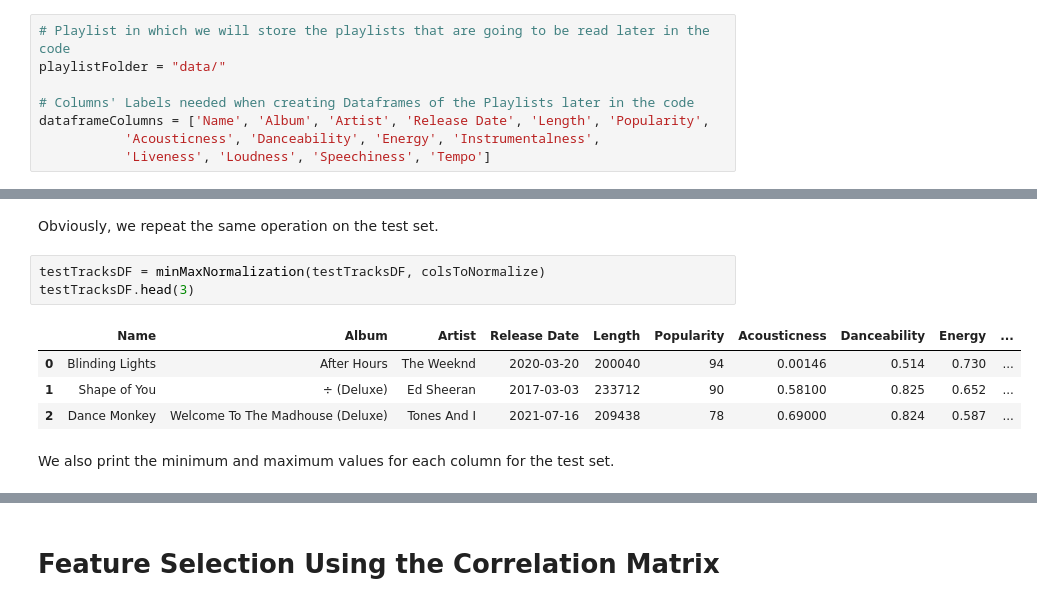
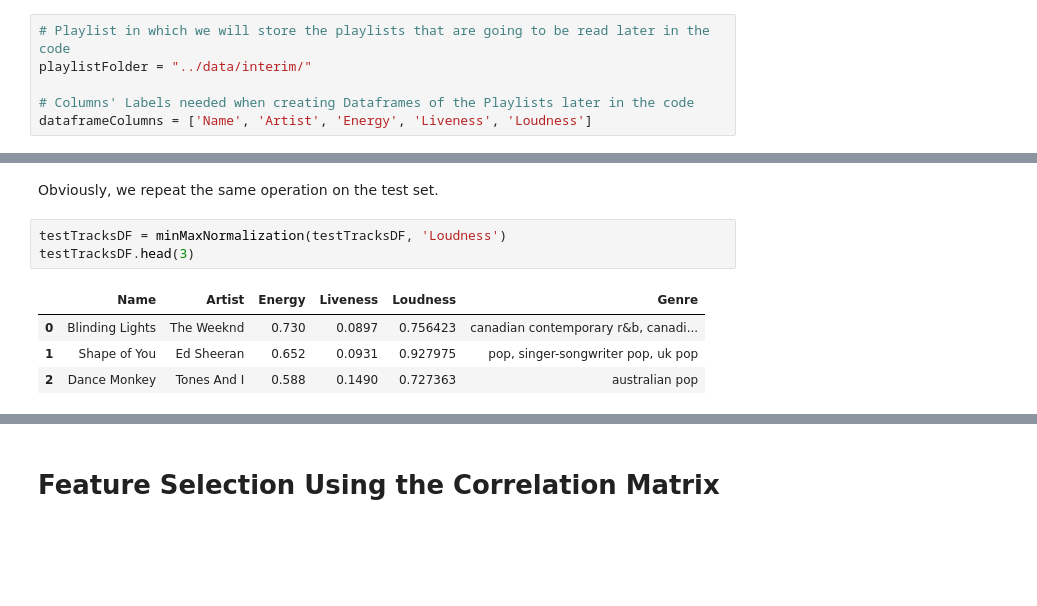
Before and after one commit to se4ai2324-uniba/MusicExpress, a Jupyter notebook: notebooks/MusicExpress.ipynb, the cells around one changed output, grey strips where cells are left out. Cells and saved outputs as stored; diff of their text form; blank space fills up the shorter version.

```diff
--- a/notebooks/MusicExpress.ipynb
+++ b/notebooks/MusicExpress.ipynb
@@ -78,12 +65,10 @@ The values of the '**Tempo**' and '**Loudness**' features are not restricted to
 Now we define some variables that are going to be used later in the notebook.
 # %%
 # Playlist in which we will store the playlists that are going to be read later in the code
-playlistFolder = "data/"
+playlistFolder = "../data/interim/"
 
 # Columns' Labels needed when creating Dataframes of the Playlists later in the code
-dataframeColumns = ['Name', 'Album', 'Artist', 'Release Date', 'Length', 'Popularity',
-           'Acousticness', 'Danceability', 'Energy', 'Instrumentalness',
-           'Liveness', 'Loudness', 'Speechiness', 'Tempo']
+dataframeColumns = ['Name', 'Artist', 'Energy', 'Liveness', 'Loudness']
 # %%
 # ID and Secret of My Spotify App on Developer Spotify
 spotifyClientId = "978d7e659f4440609a2399c869cc3e27"
@@ -1044,12 +914,10 @@ Column Loudness Max Value: 1.00
 # %% [markdown]
 Obviously, we repeat the same operation on the test set.
 # %%
-testTracksDF = minMaxNormalization(testTracksDF, colsToNormalize)
+testTracksDF = minMaxNormalization(testTracksDF, 'Loudness')
 testTracksDF.head(3)
 # %% [output]
-|  | Name | Album | Artist | Release Date | Length | Popularity | Acousticness | Danceability | Energy | ... |
-| 0 | Blinding Lights | After Hours | The Weeknd | 2020-03-20 | 200040 | 94 | 0.00146 | 0.514 | 0.730 | ... |
-| 1 | Shape of You | ÷ (Deluxe) | Ed Sheeran | 2017-03-03 | 233712 | 90 | 0.58100 | 0.825 | 0.652 | ... |
-| 2 | Dance Monkey | Welcome To The Madhouse (Deluxe) | Tones And I | 2021-07-16 | 209438 | 78 | 0.69000 | 0.824 | 0.587 | ... |
+|  | Name | Artist | Energy | Liveness | Loudness | Genre |
+| 0 | Blinding Lights | The Weeknd | 0.730 | 0.0897 | 0.756423 | canadian contemporary r&b, canadi... |
+| 1 | Shape of You | Ed Sheeran | 0.652 | 0.0931 | 0.927975 | pop, singer-songwriter pop, uk pop |
+| 2 | Dance Monkey | Tones And I | 0.588 | 0.1490 | 0.727363 | australian pop |
-# %% [markdown]
-We also print the minimum and maximum values for each column for the test set.
```
Also changed, not shown: parts of 59 cells of this notebook, 3 other files.
